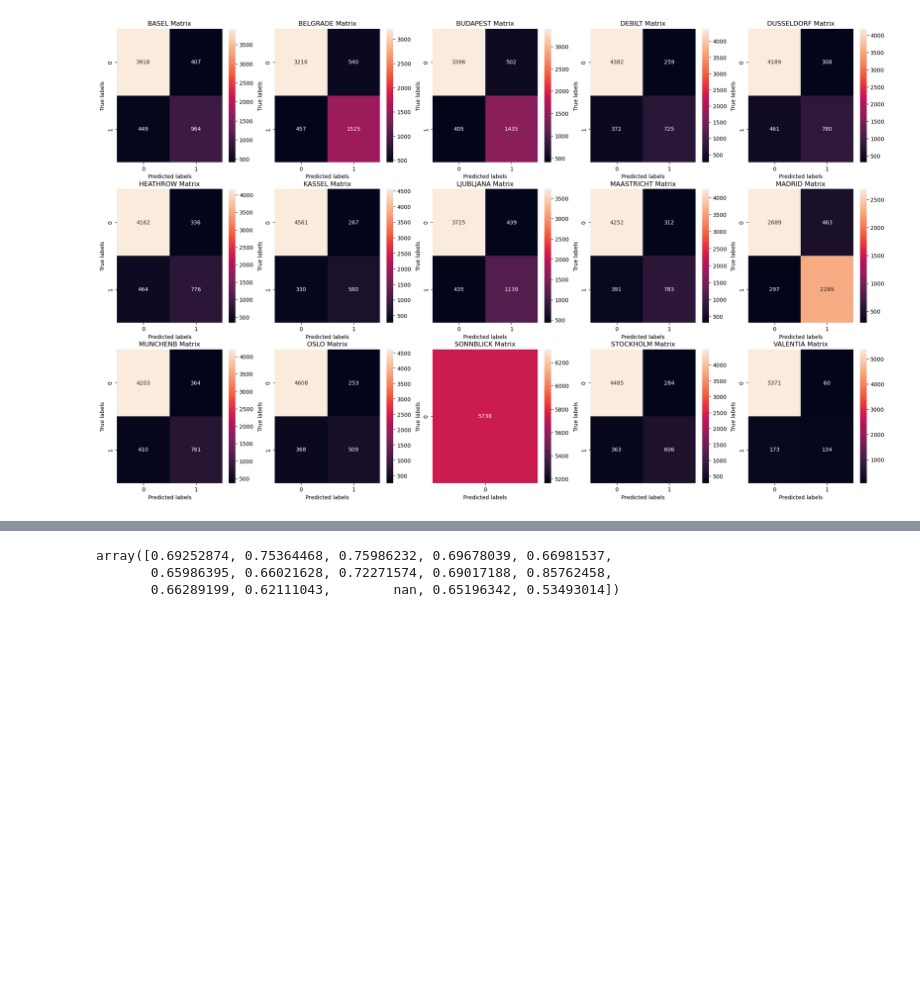
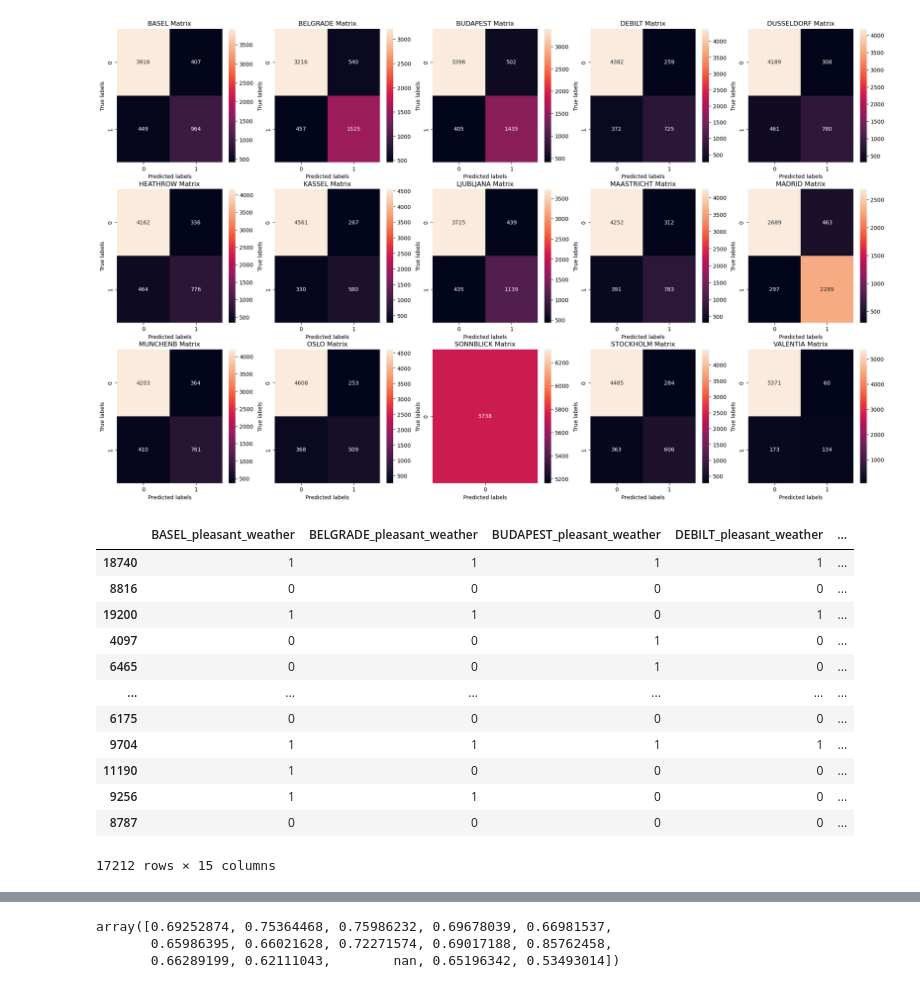
Before and after one commit to isavannahr/CF_ClimateWins, a Jupyter notebook: 1.5-SupervisedModels.ipynb, the cells around one changed output, grey strips where cells are left out. Cells and saved outputs as stored; diff of their text form; code cells hidden in the pictures; blank space fills up the shorter version.

```diff
--- a/1.5-SupervisedModels.ipynb
+++ b/1.5-SupervisedModels.ipynb
@@ -317,3 +329,19 @@ for i in range(3):
         count+=1
 # %% [output]
 [figure]
+# %%
+y_train
+# %% [output]
+|  | BASEL_pleasant_weather | BELGRADE_pleasant_weather | BUDAPEST_pleasant_weather | DEBILT_pleasant_weather | ... |
+| 18740 | 1 | 1 | 1 | 1 | ... |
+| 8816 | 0 | 0 | 0 | 0 | ... |
+| 19200 | 1 | 1 | 0 | 1 | ... |
+| 4097 | 0 | 0 | 1 | 0 | ... |
+| 6465 | 0 | 0 | 1 | 0 | ... |
+| ... | ... | ... | ... | ... | ... |
+| 6175 | 0 | 0 | 0 | 0 | ... |
+| 9704 | 1 | 1 | 1 | 1 | ... |
+| 11190 | 1 | 0 | 0 | 0 | ... |
+| 9256 | 1 | 1 | 0 | 0 | ... |
+| 8787 | 0 | 0 | 0 | 0 | ... |
+17212 rows × 15 columns
```
Also changed, not shown: parts of 11 cells of this notebook, 1 other file.
